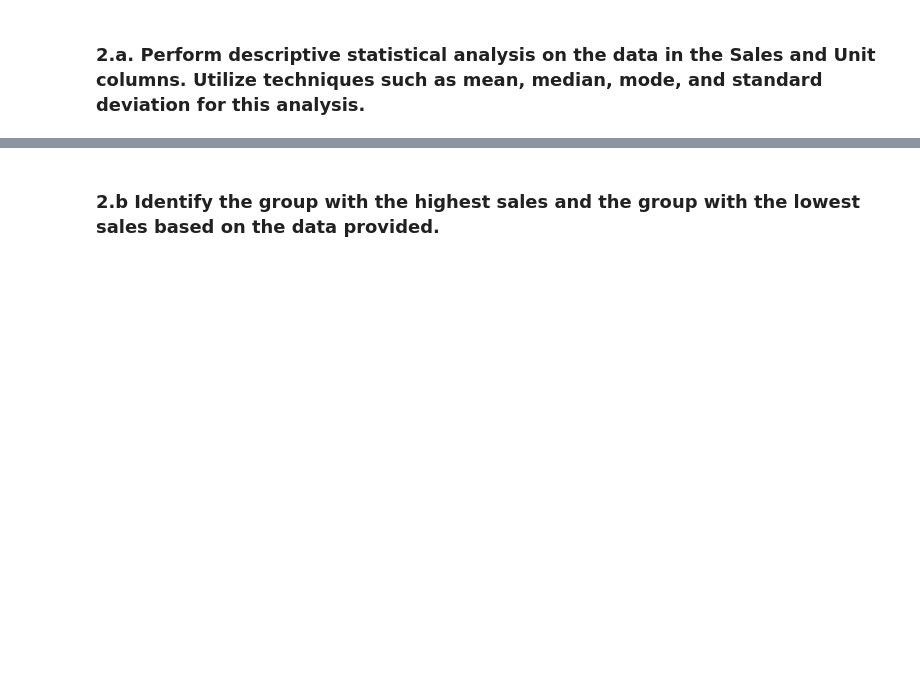
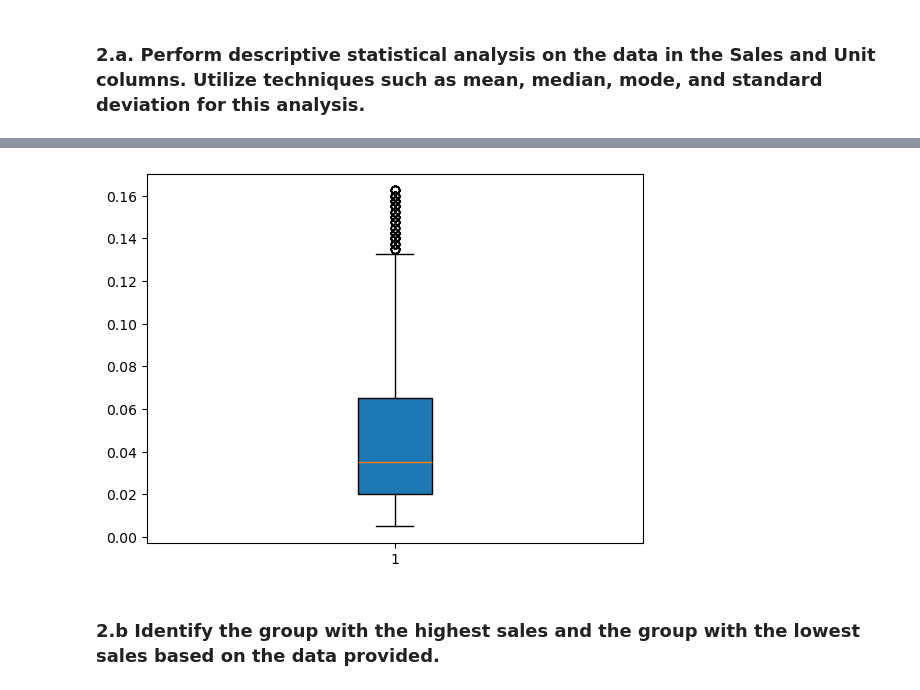
Before and after one commit to ivyshihwork/sl-ds-bootcamp, a Jupyter notebook: 5-PythonAppliedDS/SalesAnalysis/project.ipynb, the cells around one changed output, grey strips where cells are left out. Drawn from its saved outputs; the diff is of its cells as text; code cells hidden in the pictures; blank space fills up the shorter version.

```diff
--- a/5-PythonAppliedDS/SalesAnalysis/project.ipynb
+++ b/5-PythonAppliedDS/SalesAnalysis/project.ipynb
@@ -89,2 +312,9 @@ df.head()
+# %%
+# Sales boxplot
+plt.boxplot(df['Sales']/1000000,
+            patch_artist=True           )
+plt.show()
+# %% [output]
+[figure, added]
 # %% [markdown]
 ### 2.b Identify the group with the highest sales and the group with the lowest sales based on the data provided.
```
Also changed, not shown: parts of 34 cells of this notebook.
